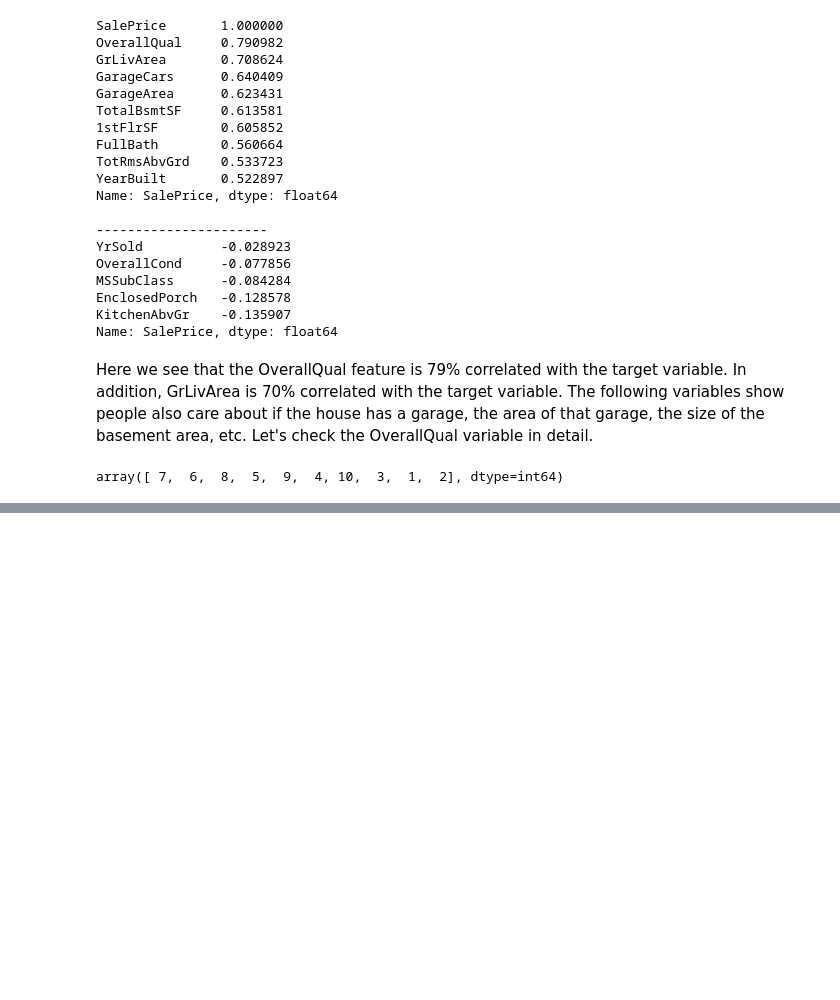
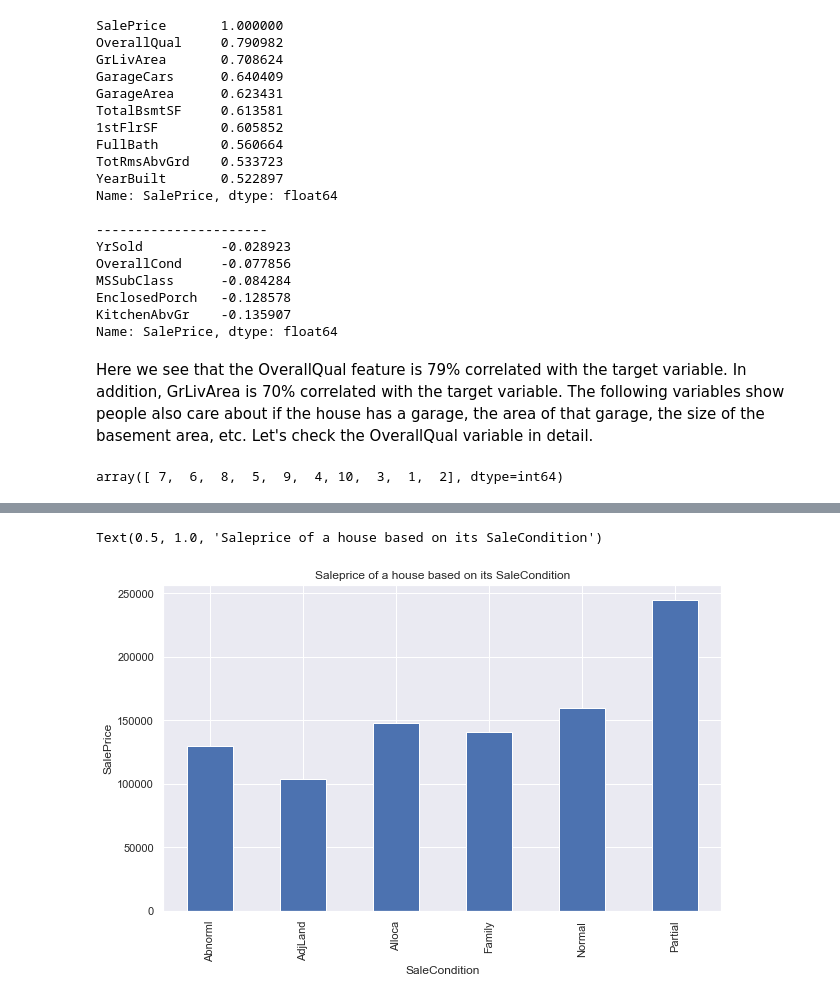
Before and after one commit to sdr1993/kaggle-house-price-prediction, a Jupyter notebook: kaggle_house_price_prediction.ipynb, the cells around one changed output, grey strips where cells are left out. Drawn from its saved outputs; the diff is of its cells as text; code cells hidden in the pictures; blank space fills up the shorter version.

```diff
--- a/kaggle_house_price_prediction.ipynb
+++ b/kaggle_house_price_prediction.ipynb
@@ -201,0 +262,9 @@ array([ 7,  6,  8,  5,  9,  4, 10,  3,  1,  2], dtype=int64)
+# %%
+plt.figure(figsize=(10,6))
+train.groupby(['SaleCondition']).median()['SalePrice'].plot(kind='bar')
+plt.xlabel('SaleCondition')
+plt.ylabel('SalePrice')
+plt.title('Saleprice of a house based on its SaleCondition')
+# %% [output]
+Text(0.5, 1.0, 'Saleprice of a house based on its SaleCondition')
+[figure, added]
```
Also changed, not shown: parts of 16 cells of this notebook.
